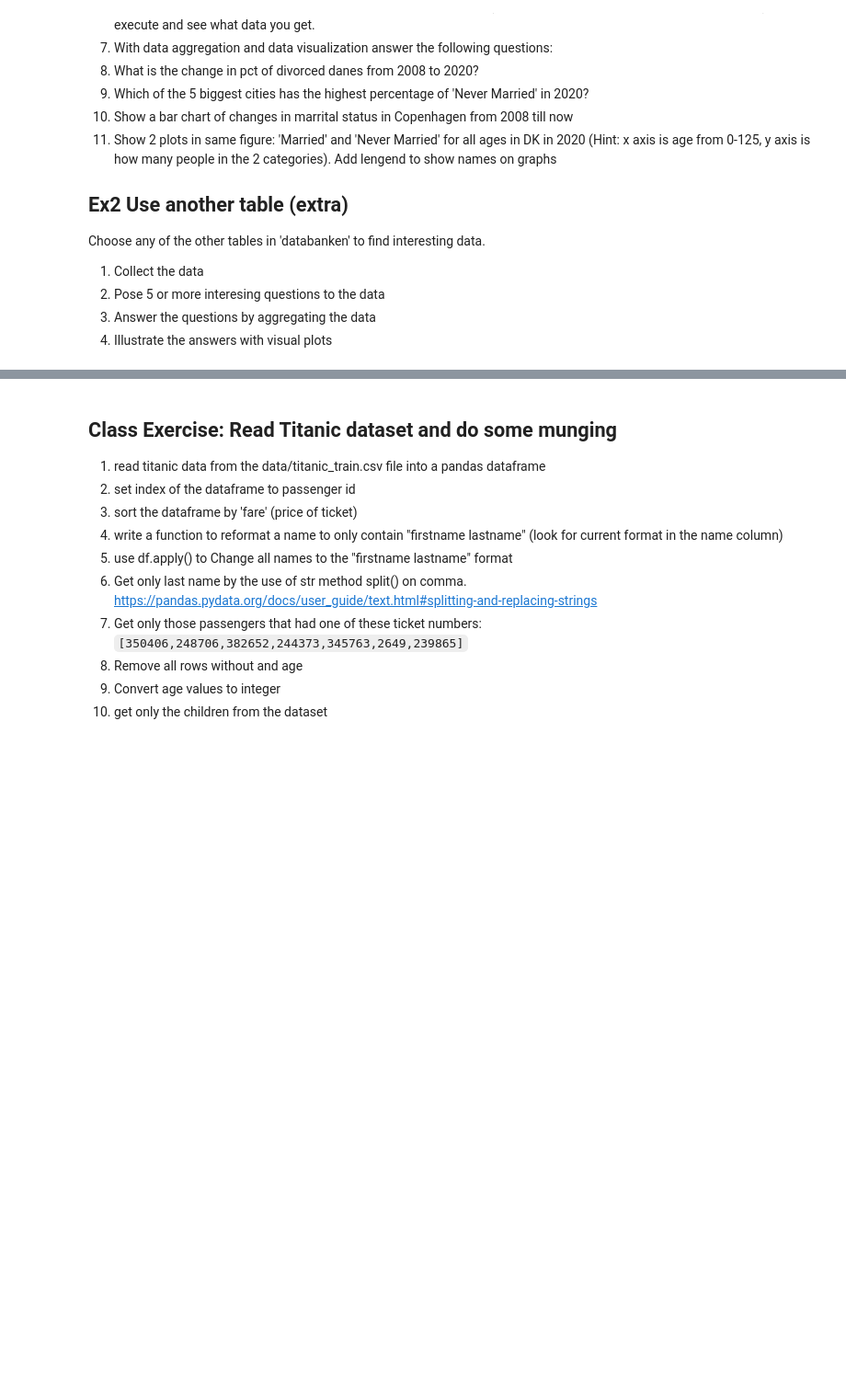
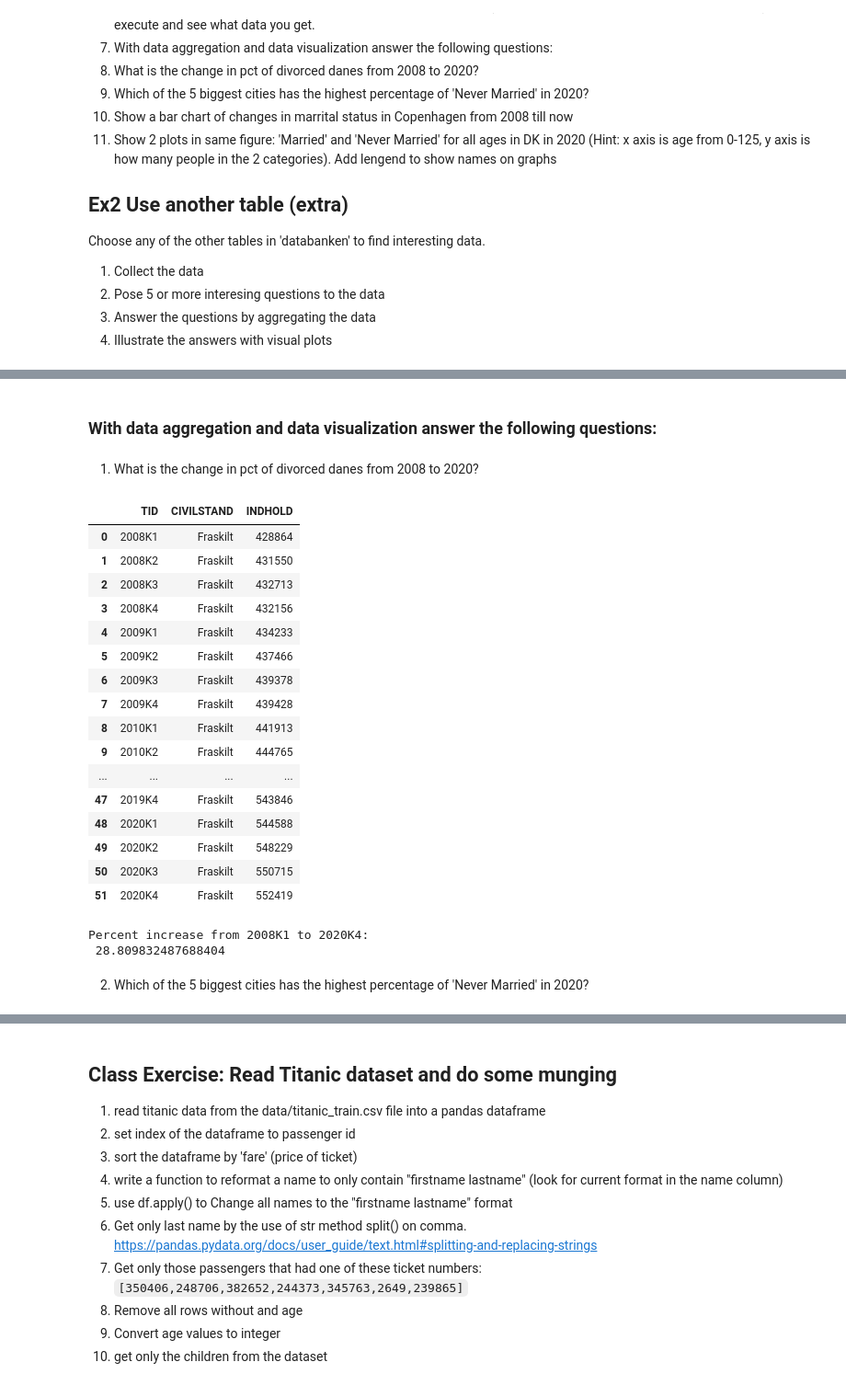
Before and after one commit to ChristofferQ/my_notebooks, a Jupyter notebook: 05-Exercise-solution.ipynb, the cells around one changed output, grey strips where cells are left out. Shown: that part at 92% size. Drawn from its saved outputs; the diff is of its cells as text; code cells hidden in the pictures; blank space fills up the shorter version.

```diff
--- a/05-Exercise-solution.ipynb
+++ b/05-Exercise-solution.ipynb
@@ -44,3 +44,42 @@ dst[:20]
 | 17 | KMSTA003 | Befolkningens udvikling | Antal | 2022-02-17T08:00:00 | 2015 | 2021 | True | [sogn, bevægelser, tid] |
 | 18 | GALDER | Gennemsnitsalder | Gns. | 2022-02-11T08:00:00 | 2005 | 2022 | True | [kommune, køn, tid] |
 | 19 | KMGALDER | Gennemsnitsalder | Gns. | 2022-02-17T08:00:00 | 2007 | 2022 | True | [sogn, køn, tid] |
+# %% [markdown]
+### With data aggregation and data visualization answer the following questions:
+# %% [markdown]
+  1. What is the change in pct of divorced danes from 2008 to 2020?
+# %%
+import pandas as pd
+url = 'https://api.statbank.dk/v1/data/FOLK1A/CSV?delimiter=Semicolon&Tid=%3E%3D2008K1%3C%3D2020K4&CIVILSTAND=F'
+dst = pd.read_csv(url, sep=';')
+dst.to_csv('dk-stat-all-tables.csv', encoding='utf-8', index=False)
+dst
+# %% [output]
+|  | TID | CIVILSTAND | INDHOLD |
+| 0 | 2008K1 | Fraskilt | 428864 |
+| 1 | 2008K2 | Fraskilt | 431550 |
+| 2 | 2008K3 | Fraskilt | 432713 |
+| 3 | 2008K4 | Fraskilt | 432156 |
+| 4 | 2009K1 | Fraskilt | 434233 |
+| 5 | 2009K2 | Fraskilt | 437466 |
+| 6 | 2009K3 | Fraskilt | 439378 |
+| 7 | 2009K4 | Fraskilt | 439428 |
+| 8 | 2010K1 | Fraskilt | 441913 |
+| 9 | 2010K2 | Fraskilt | 444765 |
+| ... | ... | ... | ... |
+| 47 | 2019K4 | Fraskilt | 543846 |
+| 48 | 2020K1 | Fraskilt | 544588 |
+| 49 | 2020K2 | Fraskilt | 548229 |
+| 50 | 2020K3 | Fraskilt | 550715 |
+| 51 | 2020K4 | Fraskilt | 552419 |
+# %%
+current = 552419
+previous = 428864
+change = (abs(current - previous) / previous) * 100.0
+
+print('Percent increase from 2008K1 to 2020K4:\n',change)
+# %% [output]
+Percent increase from 2008K1 to 2020K4:
+ 28.809832487688404
+# %% [markdown]
+2. Which of the 5 biggest cities has the highest percentage of 'Never Married' in 2020?
```
Also changed, not shown: parts of 6 cells of this notebook, 2 other files.
